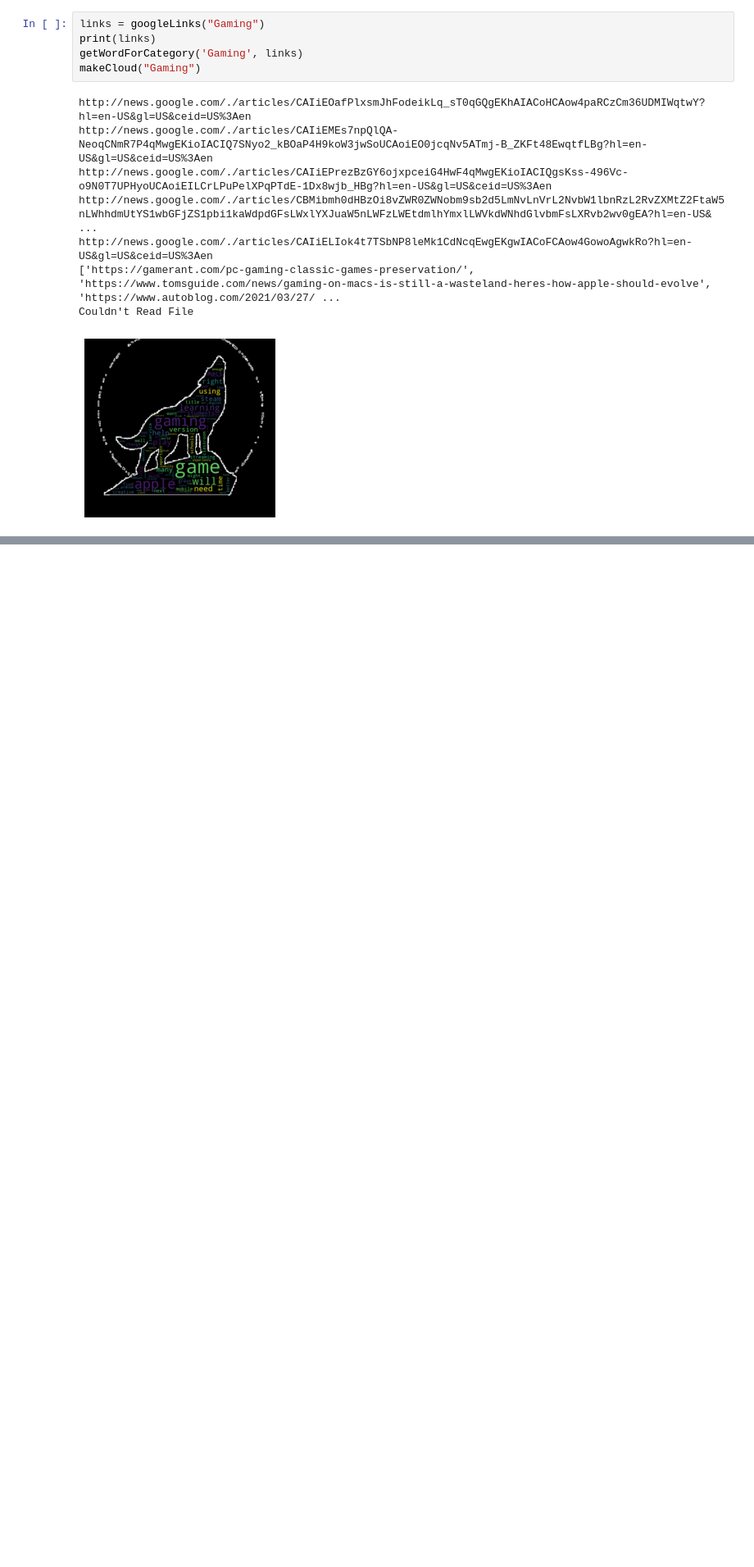
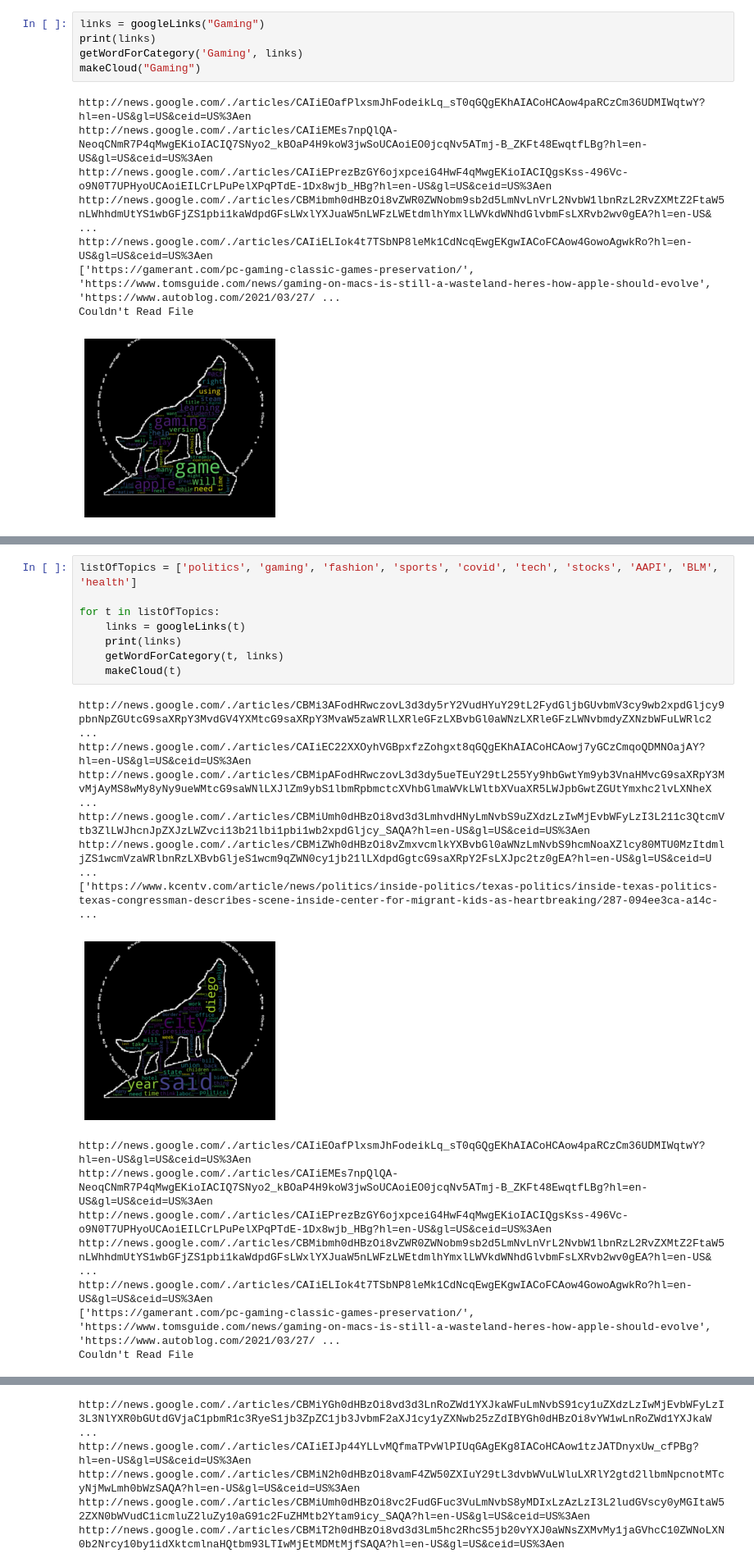
Before and after one commit to LAHacks21/WordCloud, a Jupyter notebook: NewsCloud.ipynb, the cells around one changed output, grey strips where cells are left out. Shown: that part at 82% size. Cells and saved outputs as stored; diff of their text form; blank space fills up the shorter version.

Commit message:
Add more Topics

```diff
--- a/NewsCloud.ipynb
+++ b/NewsCloud.ipynb
@@ -239,0 +254,23 @@ Couldn't Read File
+# %%
+listOfTopics = ['politics', 'gaming', 'fashion', 'sports', 'covid', 'tech', 'stocks', 'AAPI', 'BLM', 'health']
+
+for t in listOfTopics:
+    links = googleLinks(t)
+    print(links)
+    getWordForCategory(t, links)
+    makeCloud(t)
+# %% [output]
+http://news.google.com/./articles/CBMi3AFodHRwczovL3d3dy5rY2VudHYuY29tL2FydGljbGUvbmV3cy9wb2xpdGljcy9pbnNpZGUtcG9saXRpY3MvdGV4YXMtcG9saXRpY3MvaW5zaWRlLXRleGFzLXBvbGl0aWNzLXRleGFzLWNvbmdyZXNzbWFuLWRlc2 ...
+http://news.google.com/./articles/CAIiEC22XXOyhVGBpxfzZohgxt8qGQgEKhAIACoHCAowj7yGCzCmqoQDMNOajAY?hl=en-US&gl=US&ceid=US%3Aen
+http://news.google.com/./articles/CBMipAFodHRwczovL3d3dy5ueTEuY29tL255Yy9hbGwtYm9yb3VnaHMvcG9saXRpY3MvMjAyMS8wMy8yNy9ueWMtcG9saWNlLXJlZm9ybS1lbmRpbmctcXVhbGlmaWVkLWltbXVuaXR5LWJpbGwtZGUtYmxhc2lvLXNheX ...
+http://news.google.com/./articles/CBMiUmh0dHBzOi8vd3d3LmhvdHNyLmNvbS9uZXdzLzIwMjEvbWFyLzI3L211c3QtcmVtb3ZlLWJhcnJpZXJzLWZvci13b21lbi1pbi1wb2xpdGljcy_SAQA?hl=en-US&gl=US&ceid=US%3Aen
+http://news.google.com/./articles/CBMiZWh0dHBzOi8vZmxvcmlkYXBvbGl0aWNzLmNvbS9hcmNoaXZlcy80MTU0MzItdmljZS1wcmVzaWRlbnRzLXBvbGljeS1wcm9qZWN0cy1jb21lLXdpdGgtcG9saXRpY2FsLXJpc2tz0gEA?hl=en-US&gl=US&ceid=U ...
+['https://www.kcentv.com/article/news/politics/inside-politics/texas-politics/inside-texas-politics-texas-congressman-describes-scene-inside-center-for-migrant-kids-as-heartbreaking/287-094ee3ca-a14c- ...
+[figure, added]
+http://news.google.com/./articles/CAIiEOafPlxsmJhFodeikLq_sT0qGQgEKhAIACoHCAow4paRCzCm36UDMIWqtwY?hl=en-US&gl=US&ceid=US%3Aen
+http://news.google.com/./articles/CAIiEMEs7npQlQA-NeoqCNmR7P4qMwgEKioIACIQ7SNyo2_kBOaP4H9koW3jwSoUCAoiEO0jcqNv5ATmj-B_ZKFt48EwqtfLBg?hl=en-US&gl=US&ceid=US%3Aen
+http://news.google.com/./articles/CAIiEPrezBzGY6ojxpceiG4HwF4qMwgEKioIACIQgsKss-496Vc-o9N0T7UPHyoUCAoiEILCrLPuPelXPqPTdE-1Dx8wjb_HBg?hl=en-US&gl=US&ceid=US%3Aen
+http://news.google.com/./articles/CBMibmh0dHBzOi8vZWR0ZWNobm9sb2d5LmNvLnVrL2NvbW1lbnRzL2RvZXMtZ2FtaW5nLWhhdmUtYS1wbGFjZS1pbi1kaWdpdGFsLWxlYXJuaW5nLWFzLWEtdmlhYmxlLWVkdWNhdGlvbmFsLXRvb2wv0gEA?hl=en-US& ...
+http://news.google.com/./articles/CAIiELIok4t7TSbNP8leMk1CdNcqEwgEKgwIACoFCAow4GowoAgwkRo?hl=en-US&gl=US&ceid=US%3Aen
+['https://gamerant.com/pc-gaming-classic-games-preservation/', 'https://www.tomsguide.com/news/gaming-on-macs-is-still-a-wasteland-heres-how-apple-should-evolve', 'https://www.autoblog.com/2021/03/27/ ...
+Couldn't Read File
@@ -239,0 +301,5 @@ Couldn't Read File
+http://news.google.com/./articles/CBMiYGh0dHBzOi8vd3d3LnRoZWd1YXJkaWFuLmNvbS91cy1uZXdzLzIwMjEvbWFyLzI3L3NlYXR0bGUtdGVjaC1pbmR1c3RyeS1jb3ZpZC1jb3JvbmF2aXJ1cy1yZXNwb25zZdIBYGh0dHBzOi8vYW1wLnRoZWd1YXJkaW ...
+http://news.google.com/./articles/CAIiEIJp44YLLvMQfmaTPvWlPIUqGAgEKg8IACoHCAow1tzJATDnyxUw_cfPBg?hl=en-US&gl=US&ceid=US%3Aen
+http://news.google.com/./articles/CBMiN2h0dHBzOi8vamF4ZW50ZXIuY29tL3dvbWVuLWluLXRlY2gtd2llbmNpcnotMTcyNjMwLmh0bWzSAQA?hl=en-US&gl=US&ceid=US%3Aen
+http://news.google.com/./articles/CBMiUmh0dHBzOi8vc2FudGFuc3VuLmNvbS8yMDIxLzAzLzI3L2ludGVscy0yMGItaW52ZXN0bWVudC1icmluZ2luZy10aG91c2FuZHMtb2Ytam9icy_SAQA?hl=en-US&gl=US&ceid=US%3Aen
+http://news.google.com/./articles/CBMiT2h0dHBzOi8vd3d3Lm5hc2RhcS5jb20vYXJ0aWNsZXMvMy1jaGVhcC10ZWNoLXN0b2Nrcy10by1idXktcmlnaHQtbm93LTIwMjEtMDMtMjfSAQA?hl=en-US&gl=US&ceid=US%3Aen
```
Also changed, not shown: parts of 2 cells of this notebook, 5 other files.
